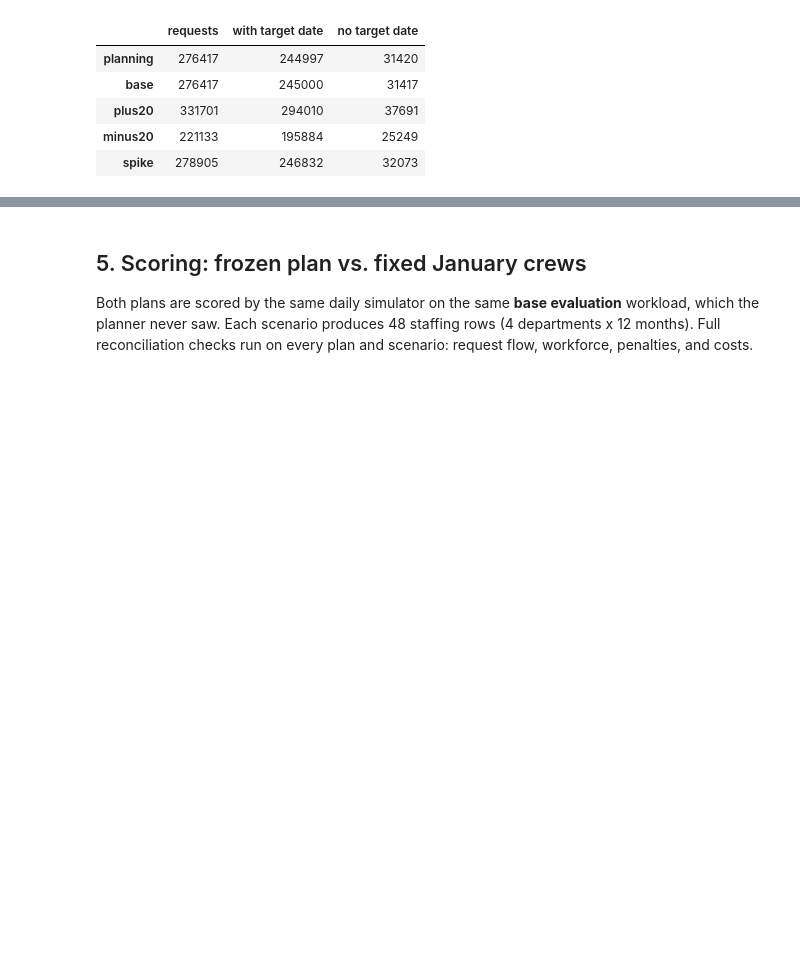
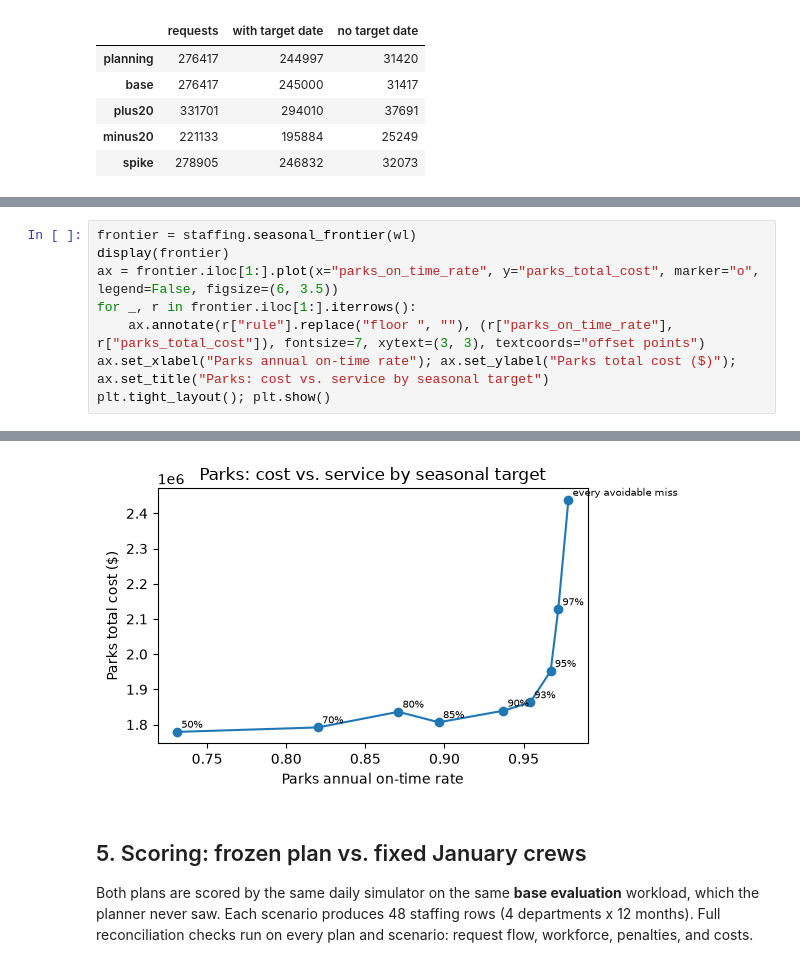
Before and after one commit to jwebbnova2026/DADS5250Group09, a Jupyter notebook: demo.ipynb, the cells around one changed output, grey strips where cells are left out. Drawn from its saved outputs; the diff is of its cells as text; blank space fills up the shorter version.

```diff
--- a/demo.ipynb
+++ b/demo.ipynb
@@ -183,0 +190,9 @@ plt.tight_layout(); plt.show()
+# %%
+frontier = staffing.seasonal_frontier(wl)
+display(frontier)
+ax = frontier.iloc[1:].plot(x="parks_on_time_rate", y="parks_total_cost", marker="o", legend=False, figsize=(6, 3.5))
+for _, r in frontier.iloc[1:].iterrows():
+    ax.annotate(r["rule"].replace("floor ", ""), (r["parks_on_time_rate"], r["parks_total_cost"]), fontsize=7, xytext=(3, 3), textcoords="offset points")
+ax.set_xlabel("Parks annual on-time rate"); ax.set_ylabel("Parks total cost ($)"); ax.set_title("Parks: cost vs. service by seasonal target")
+plt.tight_layout(); plt.show()
+# %% [output]
@@ -184,3 +210,4 @@ plt.tight_layout(); plt.show()
+[figure, added]
 # %% [markdown]
 ## 5. Scoring: frozen plan vs. fixed January crews
 
```
Also changed, not shown: parts of 10 cells of this notebook, 17 other files.
